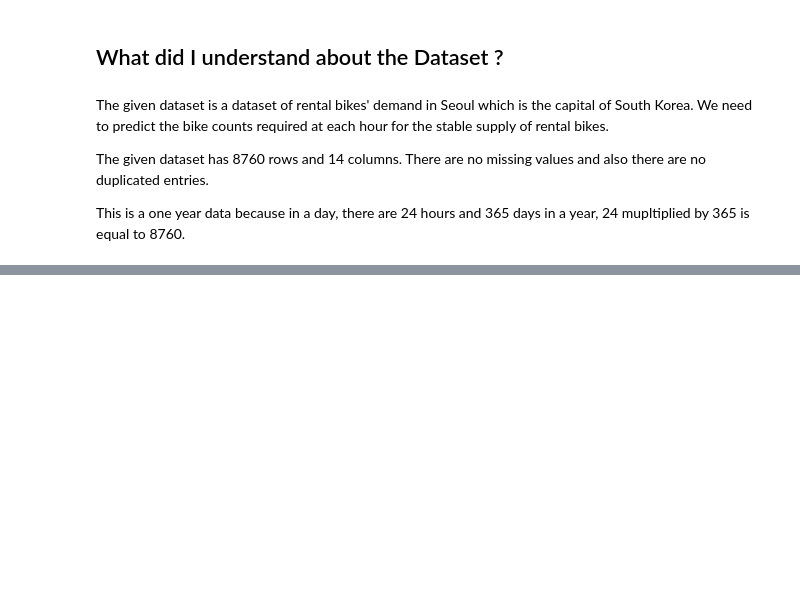
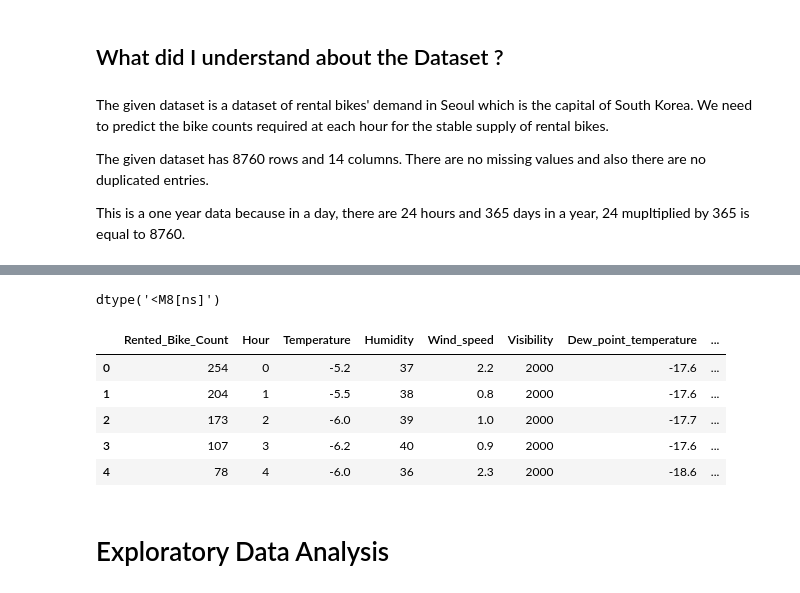
Before and after one commit to anasmalik081/Bike-Sharing-Demand-Prediction-Capstone-Project, a Jupyter notebook: Notebook_Bike_Sharing_Demand_Prediction_Capstone_Project.ipynb, the cells around one changed output, grey strips where cells are left out. Saved outputs shown, nothing was run; the diff lists cells and outputs as text; code cells hidden in the pictures; blank space fills up the shorter version.

Commit message:
Whole Data Inspection Done Commit

```diff
--- a/Notebook_Bike_Sharing_Demand_Prediction_Capstone_Project.ipynb
+++ b/Notebook_Bike_Sharing_Demand_Prediction_Capstone_Project.ipynb
@@ -136,0 +238,31 @@ This is a one year data because in a day, there are 24 hours and 365 days in a y
+# %%
+# To get the month first we need to convert date feature into datetime
+import datetime as dt
+
+df['Date'] = df['Date'].apply(lambda x: dt.datetime.strptime(x, '%d/%m/%Y'))
+# %%
+df['Date'].dtype
+# %% [output]
+dtype('<M8[ns]')
+# %%
+# Date Column is converted into datetime type hence creating month feature
+# Getting the number of months not its name, it will save our time in encoding
+df['Month'] = df['Date'].dt.month
+# %%
+# Creating Weekend Column
+df['Weekend'] = df['Functioning_Day'].apply(lambda x: 1 if x=='No' else 0)
+# %%
+# Dropping Date columns as there is not need of it now
+df = df.drop(columns=['Date'], axis=1)
+# %%
+# Now looking how our data lookslike
+df.head(5)
+# %% [output]
+|  | Rented_Bike_Count | Hour | Temperature | Humidity | Wind_speed | Visibility | Dew_point_temperature | ... |
+| 0 | 254 | 0 | -5.2 | 37 | 2.2 | 2000 | -17.6 | ... |
+| 1 | 204 | 1 | -5.5 | 38 | 0.8 | 2000 | -17.6 | ... |
+| 2 | 173 | 2 | -6.0 | 39 | 1.0 | 2000 | -17.7 | ... |
+| 3 | 107 | 3 | -6.2 | 40 | 0.9 | 2000 | -17.6 | ... |
+| 4 | 78 | 4 | -6.0 | 36 | 2.3 | 2000 | -18.6 | ... |
+# %% [markdown]
+# Exploratory Data Analysis
```
Also changed, not shown: parts of 14 cells of this notebook.
